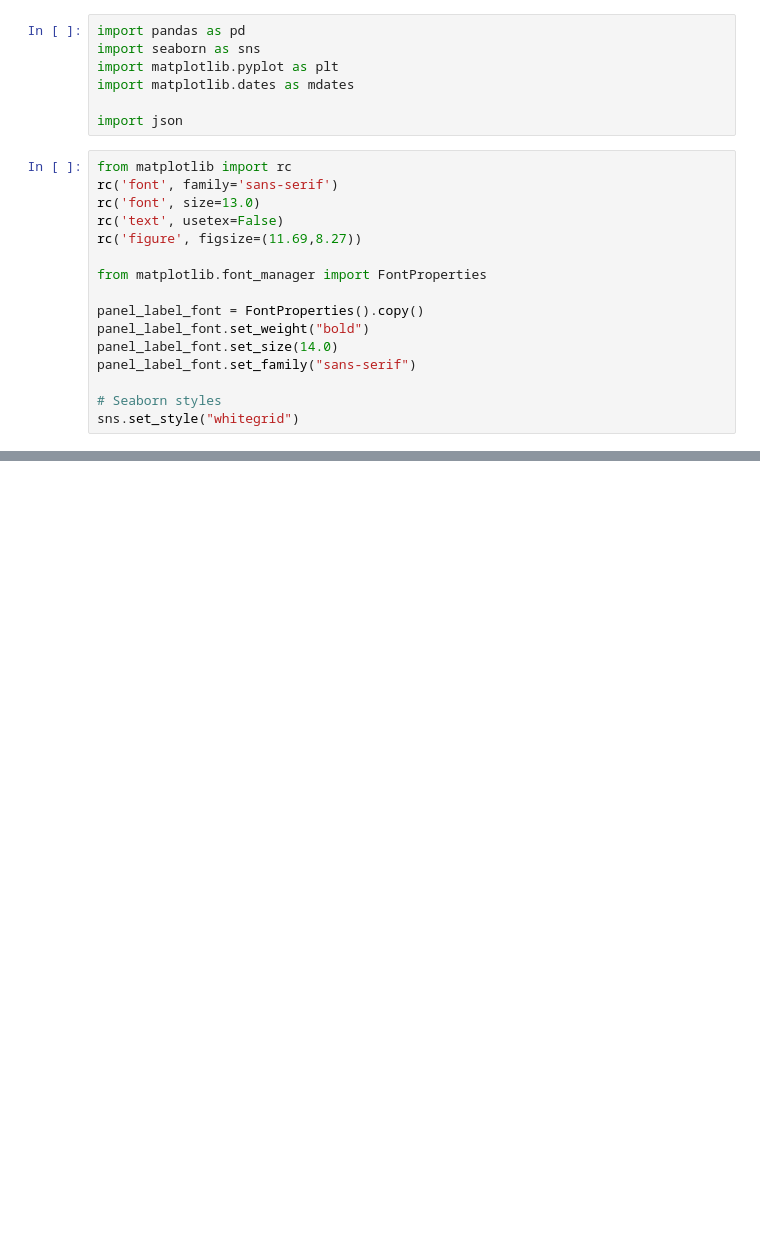
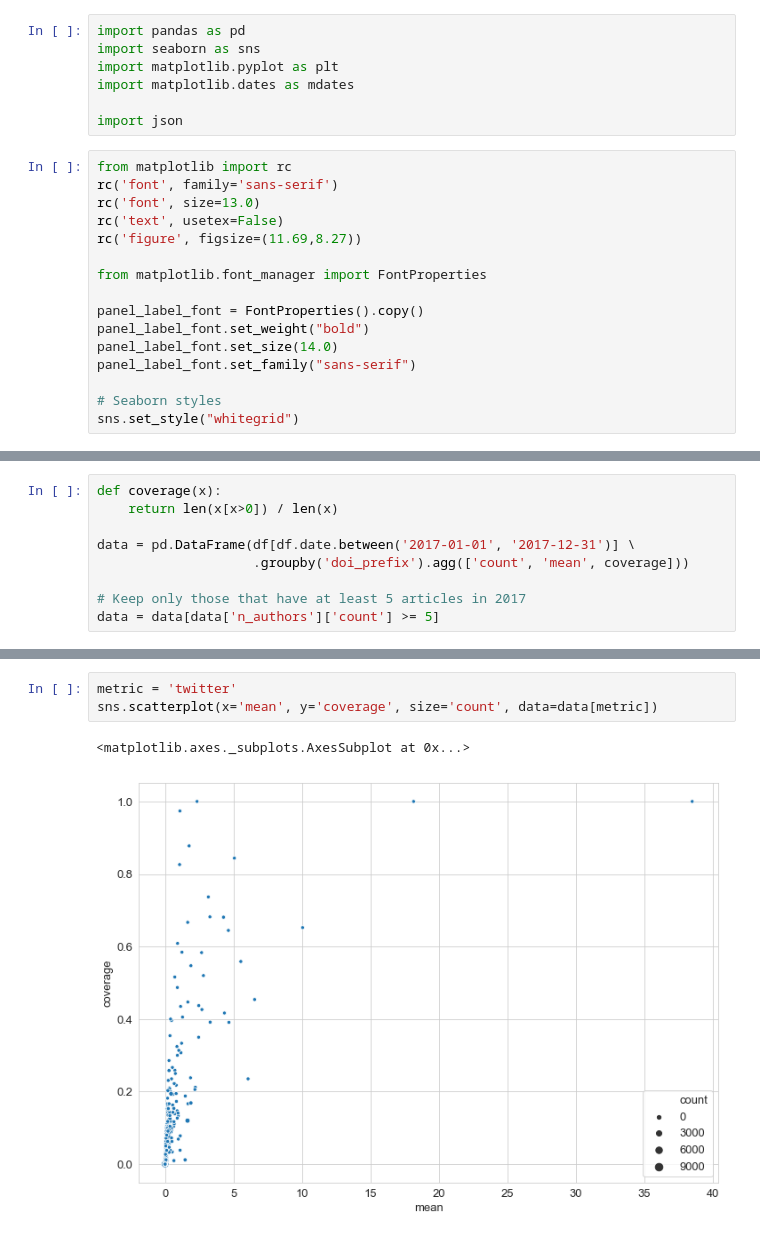
Before and after one commit to ScholCommLab/paperbuzz_analysis, a Jupyter notebook: analyse_paperbuzz.ipynb, the cells around one changed output, grey strips where cells are left out. Saved outputs shown, nothing was run; the diff lists cells and outputs as text; blank space fills up the shorter version.

```diff
--- a/analyse_paperbuzz.ipynb
+++ b/analyse_paperbuzz.ipynb
@@ -41,0 +44,9 @@ df.describe()
+# %%
+def coverage(x):
+    return len(x[x>0]) / len(x)
+
+data = pd.DataFrame(df[df.date.between('2017-01-01', '2017-12-31')] \
+                    .groupby('doi_prefix').agg(['count', 'mean', coverage]))
+
+# Keep only those that have at least 5 articles in 2017
+data = data[data['n_authors']['count'] >= 5]
@@ -41,0 +68,6 @@ df.describe()
+# %%
+metric = 'twitter'
+sns.scatterplot(x='mean', y='coverage', size='count', data=data[metric])
+# %% [output]
+<matplotlib.axes._subplots.AxesSubplot at 0x...>
+[figure, added]
```
Also changed, not shown: parts of 5 cells of this notebook, 1 other file.
